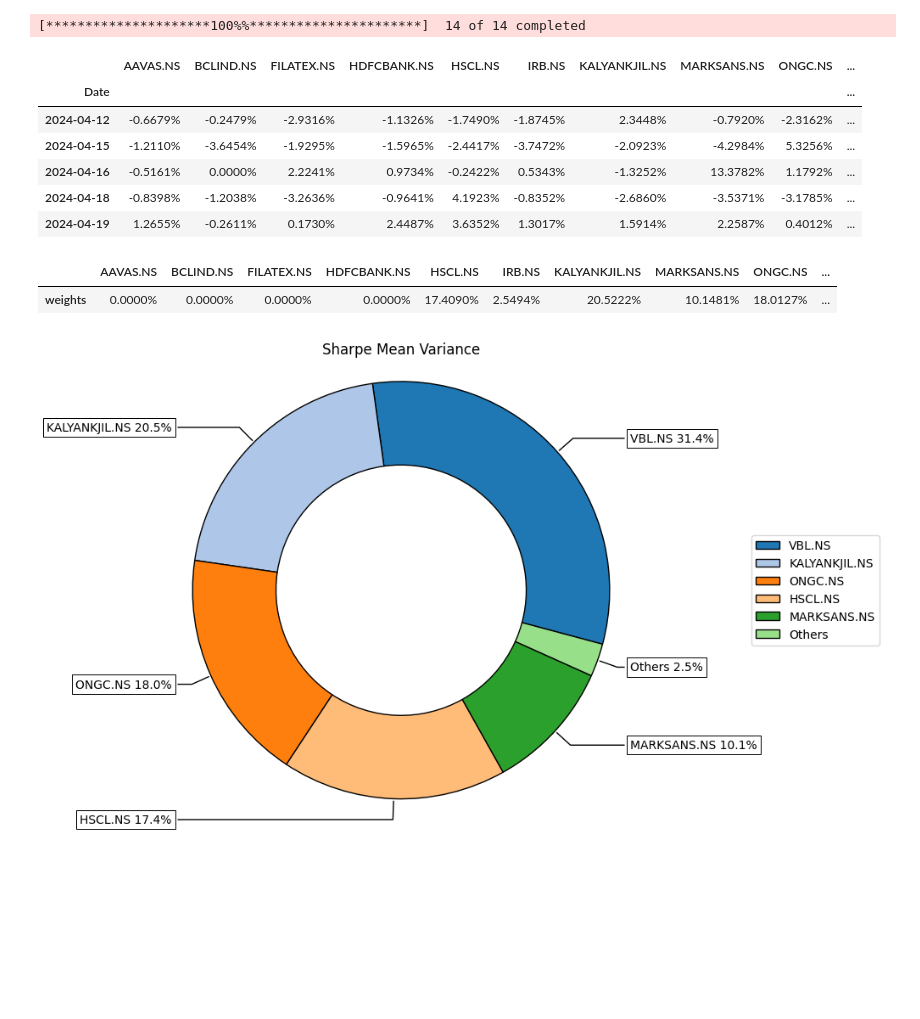
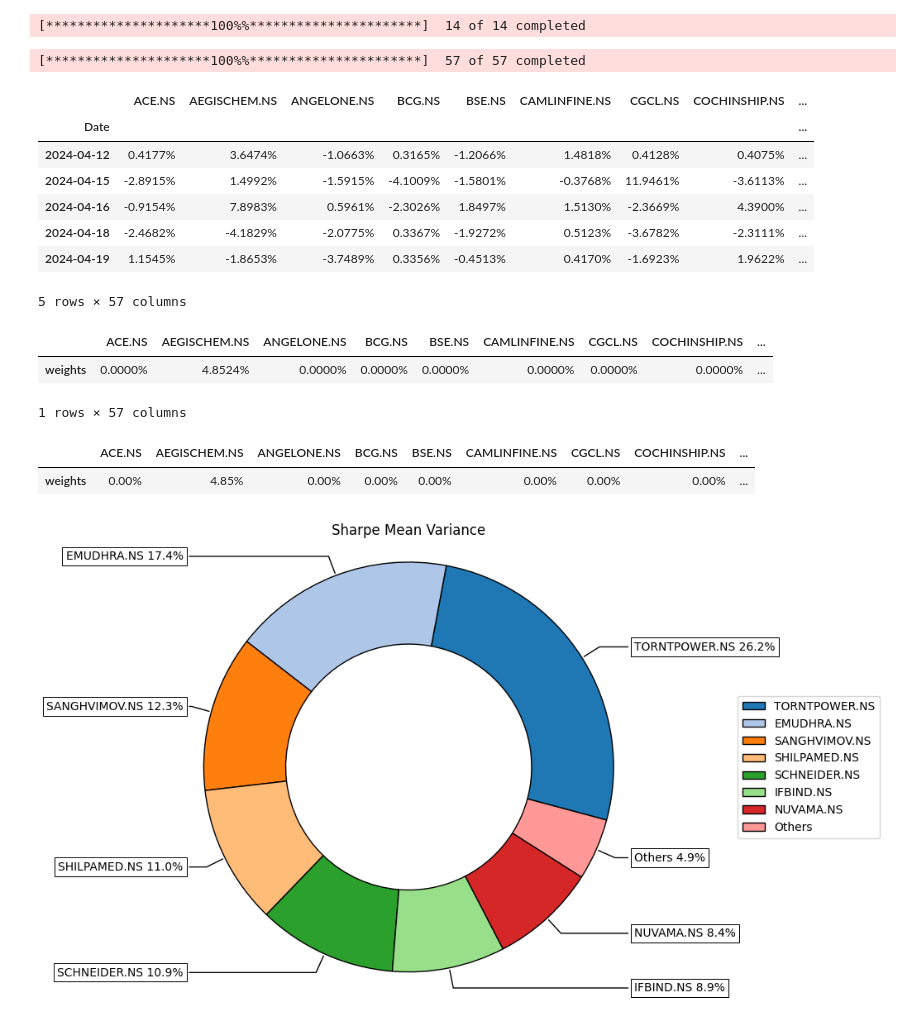
Before and after one commit to Tikam02/TechnicalAnalysis, a Jupyter notebook: Quant-tools/Entropic_Value_at_risk_polifolio_Riskfolio.ipynb, the cells around one changed output. Cells and saved outputs as stored; diff of their text form; code cells hidden in the pictures; blank space fills up the shorter version.

```diff
--- a/Quant-tools/Entropic_Value_at_risk_polifolio_Riskfolio.ipynb
+++ b/Quant-tools/Entropic_Value_at_risk_polifolio_Riskfolio.ipynb
@@ -187,55 +187,110 @@ data = data.loc[:,('Adj Close', slice(None))]
 data.columns = assets
 # %% [output]
 [*********************100%%**********************]  14 of 14 completed
+# %%
+import numpy as np
+import pandas as pd
+import yfinance as yf
+import warnings
+
+warnings.filterwarnings("ignore")
+pd.options.display.float_format = '{:.4%}'.format
+
+# Date range
+start = '2022-01-01'
+end = '2024-04-22'
+
+# Read assets from CSV file
+assets_df = pd.read_csv('../Price_Action/bison/Data/Plain_ADR_niftytotal750.csv')
+assets = assets_df['Symbol'].tolist()
+assets.sort()
+
+# Downloading data
+data = yf.download(assets, start=start, end=end)
+data = data.loc[:, ('Adj Close', slice(None))]
+data.columns = assets
+# %% [output]
+[*********************100%%**********************]  57 of 57 completed
 # %%
 # Calculating returns
 Y = data[assets].pct_change().dropna()
 display(Y.tail())
+
+
+# # Assuming 'Y' is your DataFrame containing the returns
+# # Format the DataFrame to display values as percentages
+# Y_formatted = Y.style.format("{:.2%}")
+
+# # Apply a background gradient to the DataFrame
+# # 'YlGn' is a color map that goes from yellow to green, suitable for positive values
+# # You can choose other color maps based on your preference
+# Y_gradient = Y_formatted.background_gradient(cmap='YlGn')
+
+# # Display the formatted DataFrame with gradient background
+# display(Y_gradient)
 # %% [output]
-|  | AAVAS.NS | BCLIND.NS | FILATEX.NS | HDFCBANK.NS | HSCL.NS | IRB.NS | KALYANKJIL.NS | MARKSANS.NS | ONGC.NS | ... |
-| Date |  |  |  |  |  |  |  |  |  | ... |
-| 2024-04-12 | -0.6679% | -0.2479% | -2.9316% | -1.1326% | -1.7490% | -1.8745% | 2.3448% | -0.7920% | -2.3162% | ... |
-| 2024-04-15 | -1.2110% | -3.6454% | -1.9295% | -1.5965% | -2.4417% | -3.7472% | -2.0923% | -4.2984% | 5.3256% | ... |
-| 2024-04-16 | -0.5161% | 0.0000% | 2.2241% | 0.9734% | -0.2422% | 0.5343% | -1.3252% | 13.3782% | 1.1792% | ... |
-| 2024-04-18 | -0.8398% | -1.2038% | -3.2636% | -0.9641% | 4.1923% | -0.8352% | -2.6860% | -3.5371% | -3.1785% | ... |
-| 2024-04-19 | 1.2655% | -0.2611% | 0.1730% | 2.4487% | 3.6352% | 1.3017% | 1.5914% | 2.2587% | 0.4012% | ... |
+|  | ACE.NS | AEGISCHEM.NS | ANGELONE.NS | BCG.NS | BSE.NS | CAMLINFINE.NS | CGCL.NS | COCHINSHIP.NS | ... |
+| Date |  |  |  |  |  |  |  |  | ... |
+| 2024-04-12 | 0.4177% | 3.6474% | -1.0663% | 0.3165% | -1.2066% | 1.4818% | 0.4128% | 0.4075% | ... |
+| 2024-04-15 | -2.8915% | 1.4992% | -1.5915% | -4.1009% | -1.5801% | -0.3768% | 11.9461% | -3.6113% | ... |
+| 2024-04-16 | -0.9154% | 7.8983% | 0.5961% | -2.3026% | 1.8497% | 1.5130% | -2.3669% | 4.3900% | ... |
+| 2024-04-18 | -2.4682% | -4.1829% | -2.0775% | 0.3367% | -1.9272% | 0.5123% | -3.6782% | -2.3111% | ... |
+| 2024-04-19 | 1.1545% | -1.8653% | -3.7489% | 0.3356% | -0.4513% | 0.4170% | -1.6923% | 1.9622% | ... |
+5 rows × 57 columns
 # %%
 import riskfolio as rp
 
 # Building the portfolio object
 port = rp.Portfolio(returns=Y)
 
 # Calculating optimal portfolio
 
 # Select method and estimate input parameters:
 
 method_mu='hist' # Method to estimate expected returns based on historical data.
 method_cov='hist' # Method to estimate covariance matrix based on historical data.
 
 port.assets_stats(method_mu=method_mu, method_cov=method_cov, d=0.94)
 
 # Estimate optimal portfolio:
 
 model='Classic' # Could be Classic (historical), BL (Black Litterman) or FM (Factor Model)
 rm = 'MV' # Risk measure used, this time will be variance
 obj = 'Sharpe' # Objective function, could be MinRisk, MaxRet, Utility or Sharpe
 hist = True # Use historical scenarios for risk measures that depend on scenarios
 rf = 0 # Risk free rate
 l = 0 # Risk aversion factor, only useful when obj is 'Utility'
 
 w = port.optimization(model=model, rm=rm, obj=obj, rf=rf, l=l, hist=hist)
 
-display(w.T)
+output = w.T
+
+display(output)
+
+
+output_formatted = output.style.format("{:.2%}")
+
+
+# Apply a background gradient to the DataFrame
+# 'YlGn' is a color map that goes from yellow to green, suitable for positive values
+# You can choose other color maps based on your preference
+output_gradient = output_formatted.background_gradient(cmap='YlGn')
+
+# Display the formatted DataFrame with gradient background
+display(output_gradient)
 # %% [output]
-|  | AAVAS.NS | BCLIND.NS | FILATEX.NS | HDFCBANK.NS | HSCL.NS | IRB.NS | KALYANKJIL.NS | MARKSANS.NS | ONGC.NS | ... |
-| weights | 0.0000% | 0.0000% | 0.0000% | 0.0000% | 17.4090% | 2.5494% | 20.5222% | 10.1481% | 18.0127% | ... |
+|  | ACE.NS | AEGISCHEM.NS | ANGELONE.NS | BCG.NS | BSE.NS | CAMLINFINE.NS | CGCL.NS | COCHINSHIP.NS | ... |
+| weights | 0.0000% | 4.8524% | 0.0000% | 0.0000% | 0.0000% | 0.0000% | 0.0000% | 0.0000% | ... |
+1 rows × 57 columns
+|  | ACE.NS | AEGISCHEM.NS | ANGELONE.NS | BCG.NS | BSE.NS | CAMLINFINE.NS | CGCL.NS | COCHINSHIP.NS | ... |
+| weights | 0.00% | 4.85% | 0.00% | 0.00% | 0.00% | 0.00% | 0.00% | 0.00% | ... |
 # %%
 # Plotting the composition of the portfolio
 
 ax = rp.plot_pie(w=w, title='Sharpe Mean Variance', others=0.05, nrow=25, cmap = "tab20",
                  height=6, width=10, ax=None)
 # %% [output]
-[figure, old version]
+[figure, new version]
 # %%
 points = 50 # Number of points of the frontier
 
```
Also changed, not shown: parts of 6 cells of this notebook, 15 other files.
